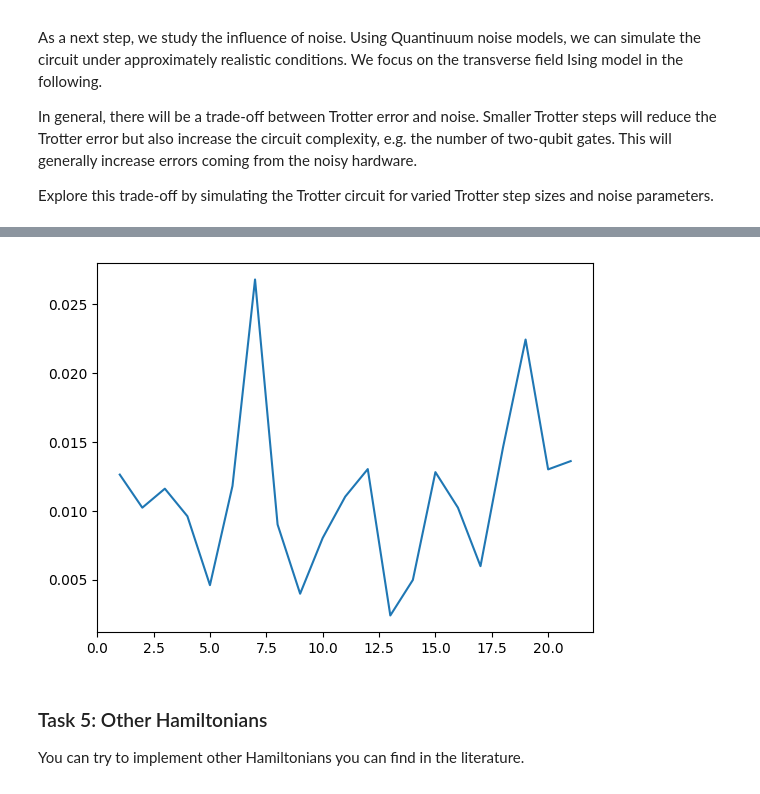
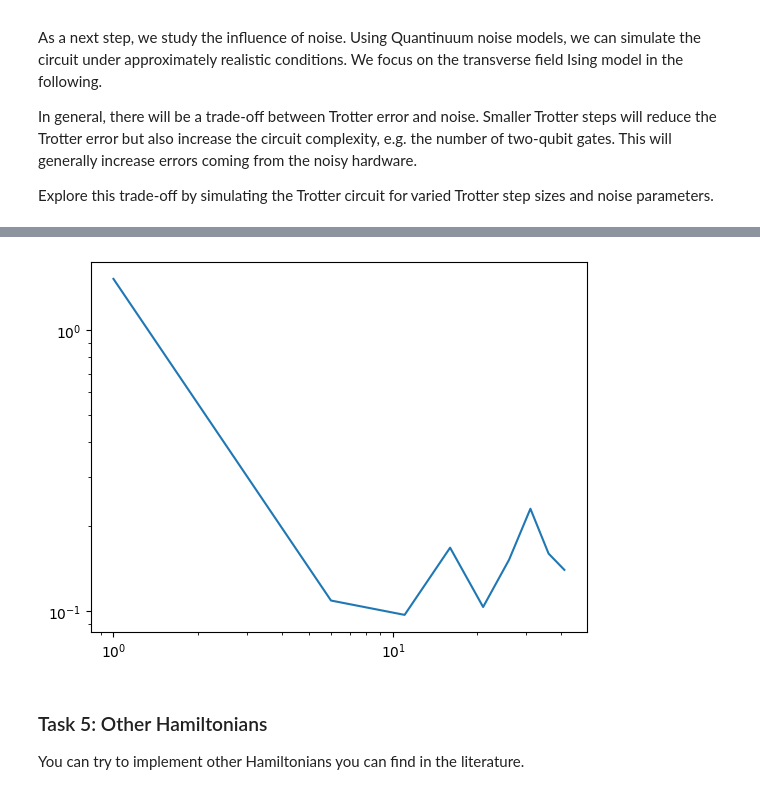
Before and after one commit to Rohan-T144/2025-Quantinuum, a Jupyter notebook: notebooks/hamiltonian_simulation.ipynb, the cells around one changed output, grey strips where cells are left out. Saved outputs shown, nothing was run; the diff lists cells and outputs as text; code cells hidden in the pictures.

```diff
--- a/notebooks/hamiltonian_simulation.ipynb
+++ b/notebooks/hamiltonian_simulation.ipynb
@@ -754,16 +759,12 @@ noise_backend = AerBackend()
 # %%
-from qiskit_aer.noise import (
-    amplitude_damping_error, depolarizing_error, pauli_error, NoiseModel
-)
+N = 3
+shots = 100
+noise_model = NoiseModel()
+d_error = depolarizing_error(0.1, 2)
 
-N = 4
-shots = 10000
-noise_model = NoiseModel()
-d_error = depolarizing_error(0.5, 1)
-
-for k in range(N):
+for k in range(N-1):
     noise_model.add_quantum_error(
-        d_error, ["x", "y", "z", "h", "s", "sdg", "t", "tdg", "rx", "ry", "rz"], [k]
+        d_error, ["cx"], [k, k+1]
     )
 
 noise_backend = AerBackend(noise_model=noise_model)
@@ -819,11 +820,11 @@ def dist(counts, st, N, shots):
         total_diff += abs(noisy_prob - exact_prob)
     return total_diff
 # %%
-def error1(N, t, p, shots):
+def error1(N, t, p, shots, backend):
     circ = trotter1(N, t, p)
     circ.measure_all()
-    circ = noise_backend.get_compiled_circuit(circ)
-    result = noise_backend.run_circuit(circ, n_shots=shots)
+    circ = backend.get_compiled_circuit(circ)
+    result = backend.run_circuit(circ, n_shots=shots)
     counts = result.get_counts()
     st = classical(N, t)
     return dist(counts, st, N, shots)
@@ -837,3 +838,8 @@ def error1(N, t, p, shots):
 #     return dist(result, st, N, shots)
 
 # error1(2, 1, 21, 1000)
+# %%
+N = 3
+shots = 100
+t = 1
+n_trotter_steps = range(1, 42, 5)
@@ -840,16 +905,15 @@ def error1(N, t, p, shots):
 # %%
-N = 2
+noise_backend = AerBackend()
 t = 1
-shots = 10000
-n_trotter_steps = range(1, 22, 1)
+n_trotter_steps = range(1, 42, 5)
 err1 = np.array([error1(N, t, p, shots) for p in n_trotter_steps])
 plt.plot(n_trotter_steps, err1, label="1st order")
-# plt.xscale("log")
-# plt.yscale("log")
+plt.xscale("log")
+plt.yscale("log")
 # plt.legend()
 plt.show()
 # %% [output]
-[figure, old version]
+[figure, new version]
 # %% [markdown]
 ### Task 5: Other Hamiltonians
 
```
Also changed, not shown: parts of 6 cells of this notebook.
